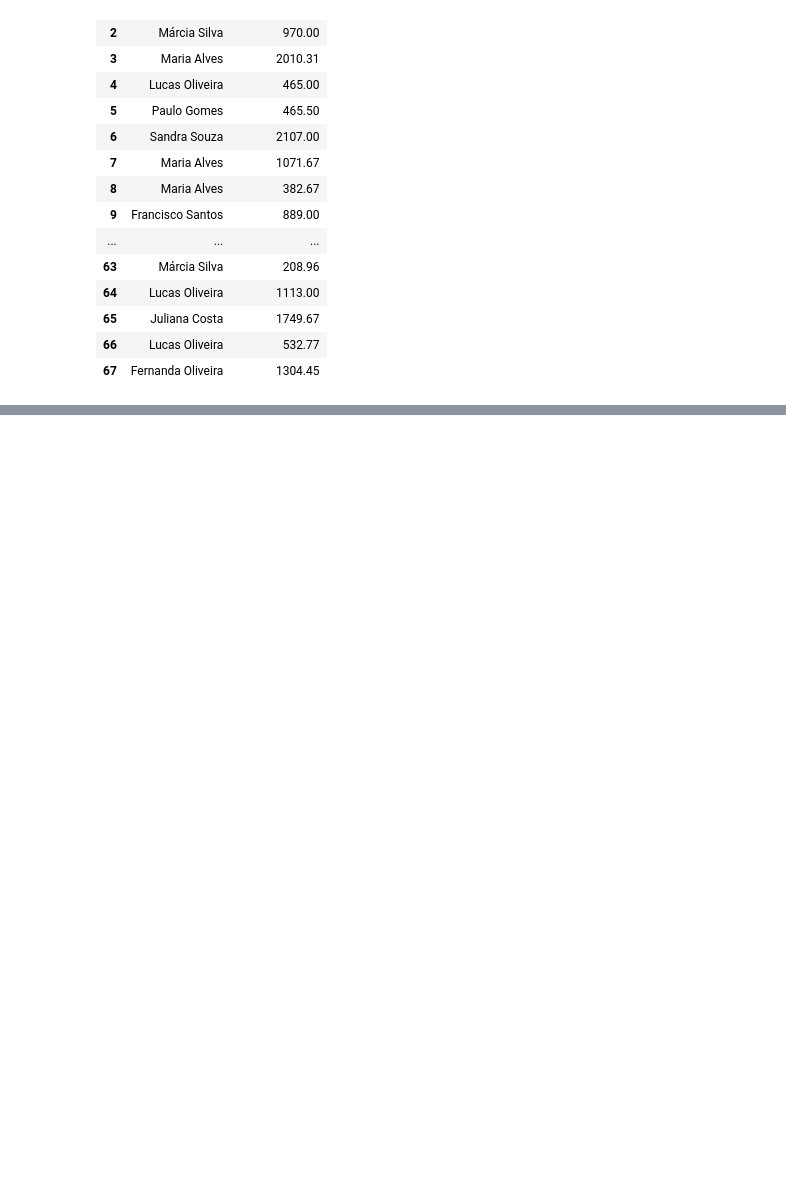
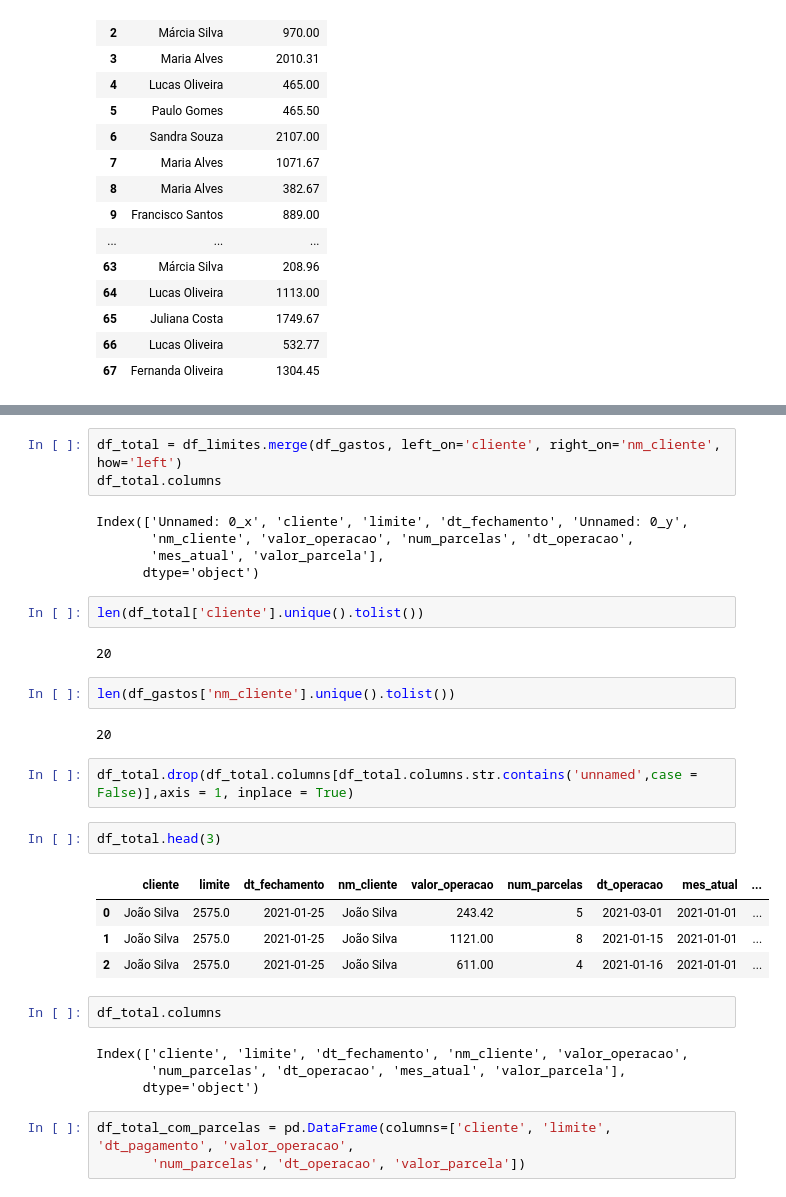
Before and after one commit to martinlietz/squadcinza_projeto3, a Jupyter notebook: projeto.ipynb, the cells around one changed output, grey strips where cells are left out. Saved outputs shown, nothing was run; the diff lists cells and outputs as text; blank space fills up the shorter version.

Commit message:
fazer merge

```diff
--- a/projeto.ipynb
+++ b/projeto.ipynb
@@ -135,0 +168,34 @@ df_gastos_acum.head()
+# %%
+df_total = df_limites.merge(df_gastos, left_on='cliente', right_on='nm_cliente', how='left')
+df_total.columns
+# %% [output]
+Index(['Unnamed: 0_x', 'cliente', 'limite', 'dt_fechamento', 'Unnamed: 0_y',
+       'nm_cliente', 'valor_operacao', 'num_parcelas', 'dt_operacao',
+       'mes_atual', 'valor_parcela'],
+      dtype='object')
+# %%
+len(df_total['cliente'].unique().tolist())
+# %% [output]
+20
+# %%
+len(df_gastos['nm_cliente'].unique().tolist())
+# %% [output]
+20
+# %%
+df_total.drop(df_total.columns[df_total.columns.str.contains('unnamed',case = False)],axis = 1, inplace = True)
+# %%
+df_total.head(3)
+# %% [output]
+|  | cliente | limite | dt_fechamento | nm_cliente | valor_operacao | num_parcelas | dt_operacao | mes_atual | ... |
+| 0 | João Silva | 2575.0 | 2021-01-25 | João Silva | 243.42 | 5 | 2021-03-01 | 2021-01-01 | ... |
+| 1 | João Silva | 2575.0 | 2021-01-25 | João Silva | 1121.00 | 8 | 2021-01-15 | 2021-01-01 | ... |
+| 2 | João Silva | 2575.0 | 2021-01-25 | João Silva | 611.00 | 4 | 2021-01-16 | 2021-01-01 | ... |
+# %%
+df_total.columns
+# %% [output]
+Index(['cliente', 'limite', 'dt_fechamento', 'nm_cliente', 'valor_operacao',
+       'num_parcelas', 'dt_operacao', 'mes_atual', 'valor_parcela'],
+      dtype='object')
+# %%
+df_total_com_parcelas = pd.DataFrame(columns=['cliente', 'limite', 'dt_pagamento', 'valor_operacao',
+       'num_parcelas', 'dt_operacao', 'valor_parcela'])
```
Also changed, not shown: parts of 9 cells of this notebook.
